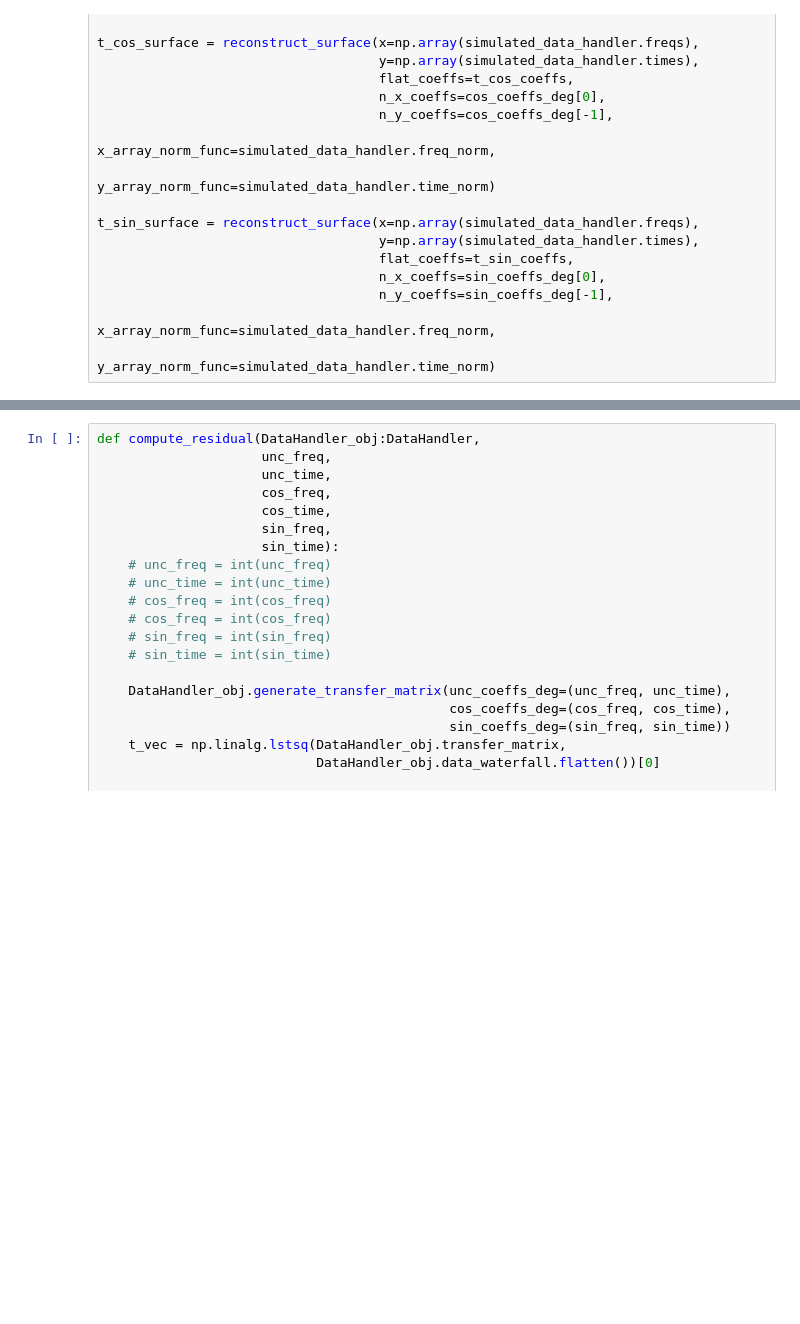
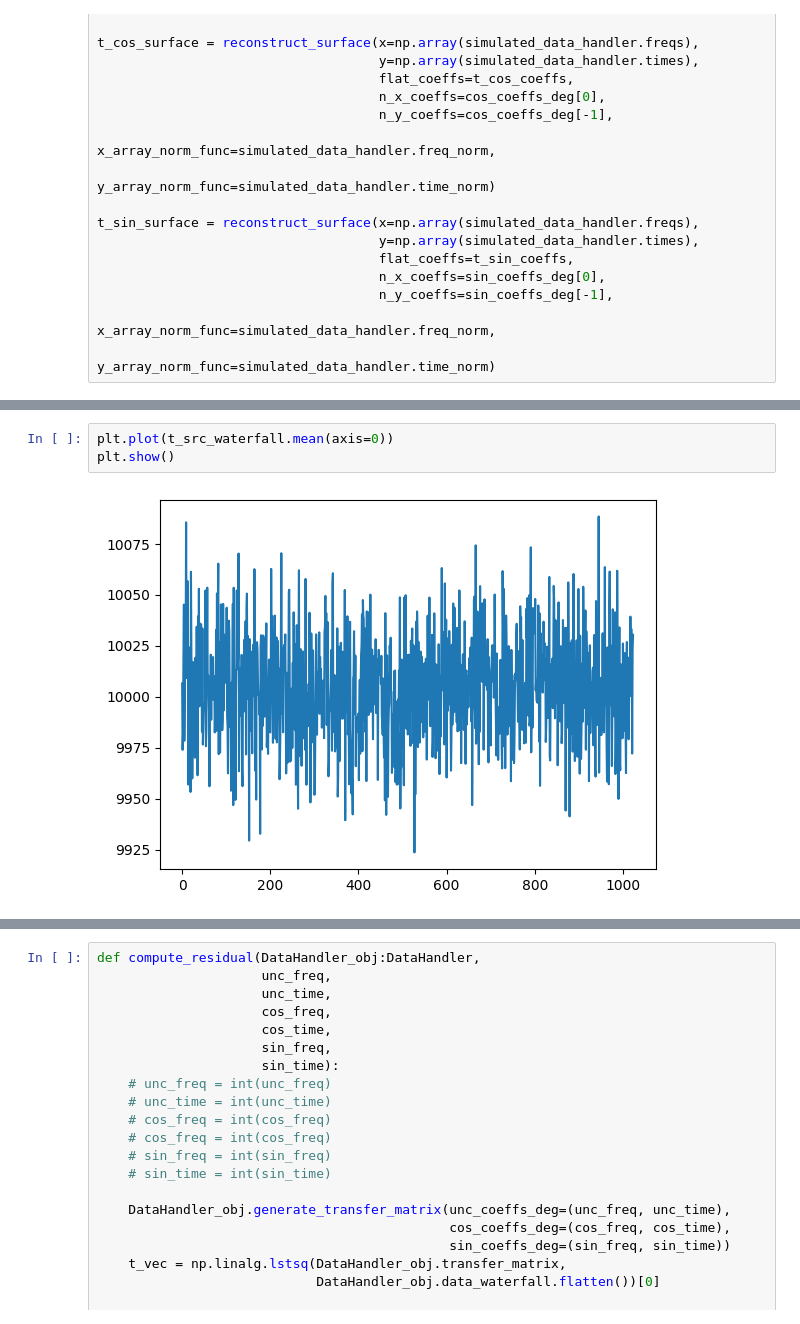
Before and after one commit to RHINO-Experiment/rhino-cal, a Jupyter notebook: nw_example.ipynb, the cells around one changed output, grey strips where cells are left out. Cells and saved outputs as stored; diff of their text form; blank space fills up the shorter version.

```diff
--- a/nw_example.ipynb
+++ b/nw_example.ipynb
@@ -230,3 +292,8 @@ plt.show()
+# %%
+plt.plot(t_src_waterfall.mean(axis=0))
+plt.show()
+# %% [output]
+[figure, added]
 # %%
 def iterative_polynomial_search(data_handler_obj:DataHandler,
                                 max_iter:int = 20):
```
Also changed, not shown: parts of 7 cells of this notebook, 4 other files.
